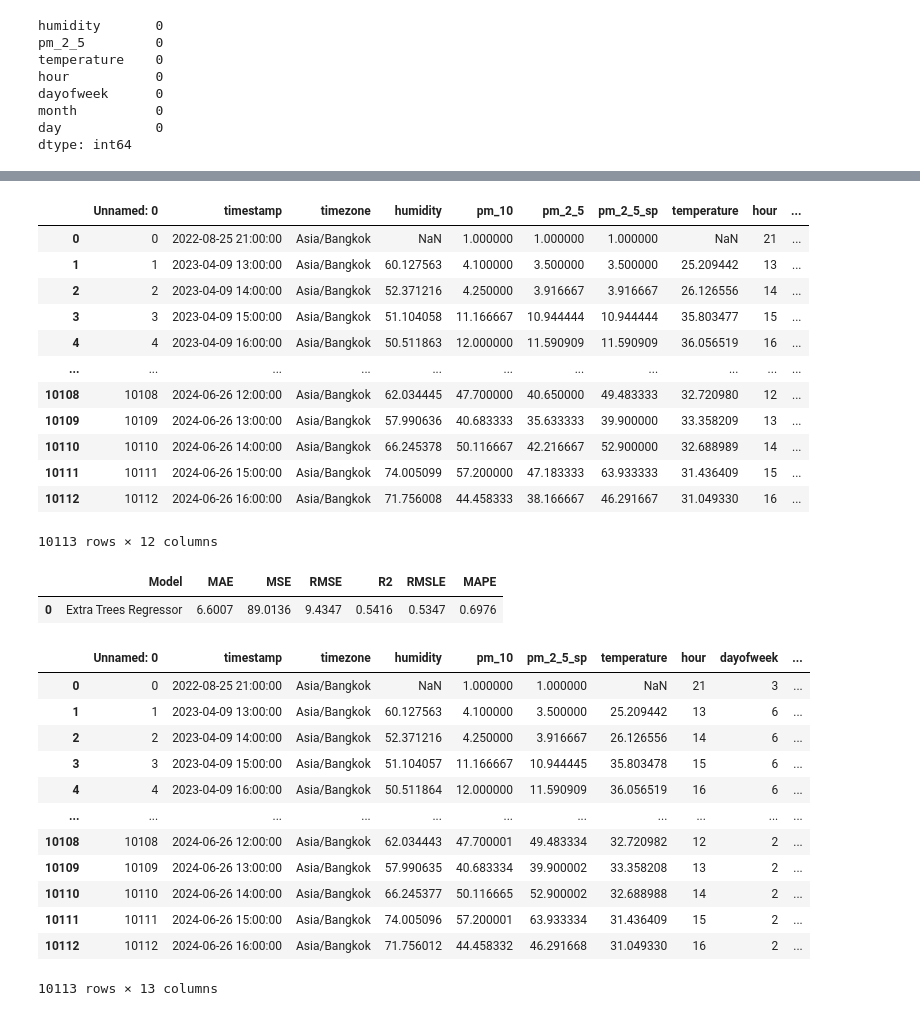
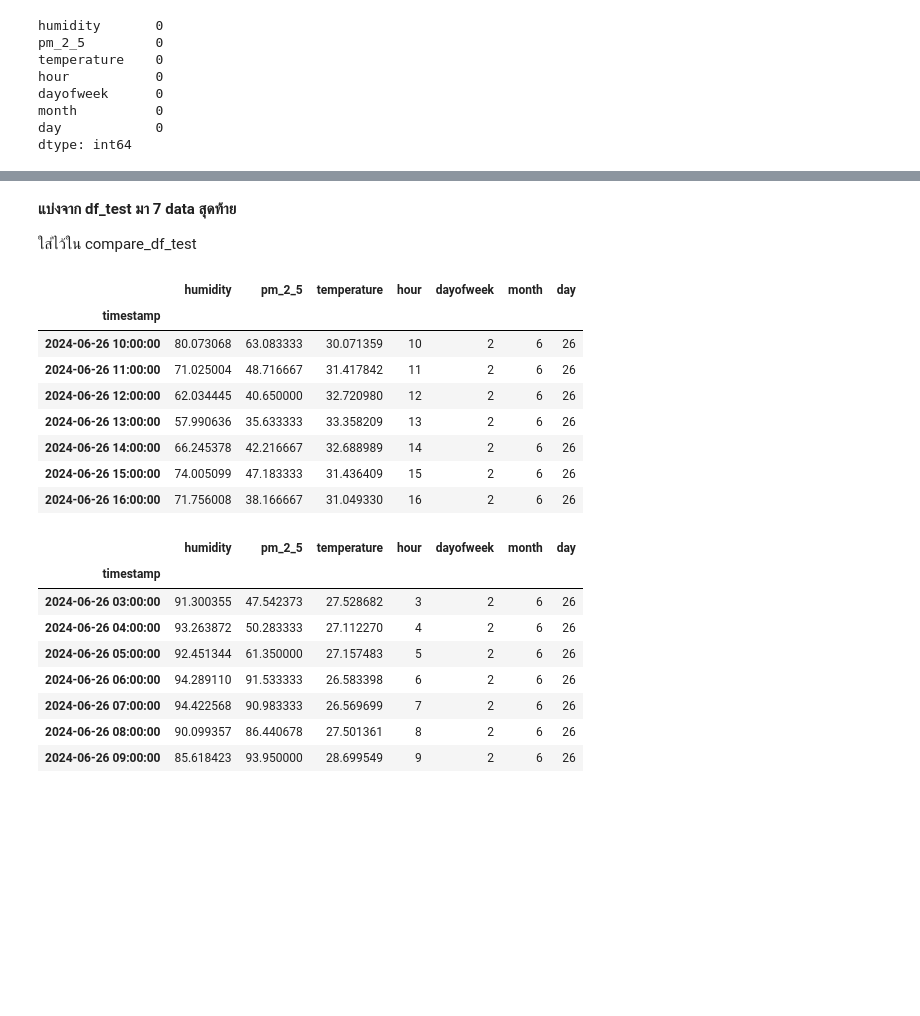
Before and after one commit to Masahiro-No/pm_2_5_project, a Jupyter notebook: models.ipynb, the cells around one changed output, grey strips where cells are left out. Cells and saved outputs as stored; diff of their text form; code cells hidden in the pictures; blank space fills up the shorter version.

```diff
--- a/models.ipynb
+++ b/models.ipynb
@@ -239,6 +391,11 @@ predict_model(best_model)
 # %%
 df_test = pd.read_excel('data_preprocess\export-r202_test_nbiot-1h.xlsx')
+
 df_test['hour'] = df_test['timestamp'].dt.hour
 df_test['dayofweek'] = df_test['timestamp'].dt.dayofweek
 df_test['month'] = df_test['timestamp'].dt.month
 df_test['day'] = df_test['timestamp'].dt.day
+df_test['timestamp'] = pd.to_datetime(df_test['timestamp'], errors='coerce')  # แปลงให้เป็น datetime
+df_test = df_test.set_index('timestamp')  # ตั้งค่า index เป็น timestamp
+df_test = df_test.sort_index()  # เรียงลำดับตามเวลา
+df_test = df_test.drop(columns=["Unnamed: 0", "timezone", "pm_2_5_sp", 'pm_10'], axis=1)
@@ -245,34 +470,30 @@ df_test['day'] = df_test['timestamp'].dt.day
+# %% [markdown]
+**แบ่งจาก df_test มา 7 data สุดท้าย**
+
+ใส่ไว้ใน compare_df_test
+# %%
+compare_df_test = df_test[-7:]
+df_test = df_test[:-7]
+compare_df_test
+# %% [output]
+|  | humidity | pm_2_5 | temperature | hour | dayofweek | month | day |
+| timestamp |  |  |  |  |  |  |  |
+| 2024-06-26 10:00:00 | 80.073068 | 63.083333 | 30.071359 | 10 | 2 | 6 | 26 |
+| 2024-06-26 11:00:00 | 71.025004 | 48.716667 | 31.417842 | 11 | 2 | 6 | 26 |
+| 2024-06-26 12:00:00 | 62.034445 | 40.650000 | 32.720980 | 12 | 2 | 6 | 26 |
+| 2024-06-26 13:00:00 | 57.990636 | 35.633333 | 33.358209 | 13 | 2 | 6 | 26 |
+| 2024-06-26 14:00:00 | 66.245378 | 42.216667 | 32.688989 | 14 | 2 | 6 | 26 |
+| 2024-06-26 15:00:00 | 74.005099 | 47.183333 | 31.436409 | 15 | 2 | 6 | 26 |
+| 2024-06-26 16:00:00 | 71.756008 | 38.166667 | 31.049330 | 16 | 2 | 6 | 26 |
 # %%
-df_test
+df_test.tail(7)
 # %% [output]
-|  | Unnamed: 0 | timestamp | timezone | humidity | pm_10 | pm_2_5 | pm_2_5_sp | temperature | hour | ... |
-| 0 | 0 | 2022-08-25 21:00:00 | Asia/Bangkok | NaN | 1.000000 | 1.000000 | 1.000000 | NaN | 21 | ... |
-| 1 | 1 | 2023-04-09 13:00:00 | Asia/Bangkok | 60.127563 | 4.100000 | 3.500000 | 3.500000 | 25.209442 | 13 | ... |
-| 2 | 2 | 2023-04-09 14:00:00 | Asia/Bangkok | 52.371216 | 4.250000 | 3.916667 | 3.916667 | 26.126556 | 14 | ... |
-| 3 | 3 | 2023-04-09 15:00:00 | Asia/Bangkok | 51.104058 | 11.166667 | 10.944444 | 10.944444 | 35.803477 | 15 | ... |
-| 4 | 4 | 2023-04-09 16:00:00 | Asia/Bangkok | 50.511863 | 12.000000 | 11.590909 | 11.590909 | 36.056519 | 16 | ... |
-| ... | ... | ... | ... | ... | ... | ... | ... | ... | ... | ... |
-| 10108 | 10108 | 2024-06-26 12:00:00 | Asia/Bangkok | 62.034445 | 47.700000 | 40.650000 | 49.483333 | 32.720980 | 12 | ... |
-| 10109 | 10109 | 2024-06-26 13:00:00 | Asia/Bangkok | 57.990636 | 40.683333 | 35.633333 | 39.900000 | 33.358209 | 13 | ... |
-| 10110 | 10110 | 2024-06-26 14:00:00 | Asia/Bangkok | 66.245378 | 50.116667 | 42.216667 | 52.900000 | 32.688989 | 14 | ... |
-| 10111 | 10111 | 2024-06-26 15:00:00 | Asia/Bangkok | 74.005099 | 57.200000 | 47.183333 | 63.933333 | 31.436409 | 15 | ... |
-| 10112 | 10112 | 2024-06-26 16:00:00 | Asia/Bangkok | 71.756008 | 44.458333 | 38.166667 | 46.291667 | 31.049330 | 16 | ... |
+|  | humidity | pm_2_5 | temperature | hour | dayofweek | month | day |
+| timestamp |  |  |  |  |  |  |  |
+| 2024-06-26 03:00:00 | 91.300355 | 47.542373 | 27.528682 | 3 | 2 | 6 | 26 |
+| 2024-06-26 04:00:00 | 93.263872 | 50.283333 | 27.112270 | 4 | 2 | 6 | 26 |
+| 2024-06-26 05:00:00 | 92.451344 | 61.350000 | 27.157483 | 5 | 2 | 6 | 26 |
+| 2024-06-26 06:00:00 | 94.289110 | 91.533333 | 26.583398 | 6 | 2 | 6 | 26 |
+| 2024-06-26 07:00:00 | 94.422568 | 90.983333 | 26.569699 | 7 | 2 | 6 | 26 |
+| 2024-06-26 08:00:00 | 90.099357 | 86.440678 | 27.501361 | 8 | 2 | 6 | 26 |
+| 2024-06-26 09:00:00 | 85.618423 | 93.950000 | 28.699549 | 9 | 2 | 6 | 26 |
-10113 rows × 12 columns
-# %%
-predict_model(best_model, data=df_test)
-# %% [output]
-|  | Model | MAE | MSE | RMSE | R2 | RMSLE | MAPE |
-| 0 | Extra Trees Regressor | 6.6007 | 89.0136 | 9.4347 | 0.5416 | 0.5347 | 0.6976 |
-|  | Unnamed: 0 | timestamp | timezone | humidity | pm_10 | pm_2_5_sp | temperature | hour | dayofweek | ... |
-| 0 | 0 | 2022-08-25 21:00:00 | Asia/Bangkok | NaN | 1.000000 | 1.000000 | NaN | 21 | 3 | ... |
-| 1 | 1 | 2023-04-09 13:00:00 | Asia/Bangkok | 60.127563 | 4.100000 | 3.500000 | 25.209442 | 13 | 6 | ... |
-| 2 | 2 | 2023-04-09 14:00:00 | Asia/Bangkok | 52.371216 | 4.250000 | 3.916667 | 26.126556 | 14 | 6 | ... |
-| 3 | 3 | 2023-04-09 15:00:00 | Asia/Bangkok | 51.104057 | 11.166667 | 10.944445 | 35.803478 | 15 | 6 | ... |
-| 4 | 4 | 2023-04-09 16:00:00 | Asia/Bangkok | 50.511864 | 12.000000 | 11.590909 | 36.056519 | 16 | 6 | ... |
-| ... | ... | ... | ... | ... | ... | ... | ... | ... | ... | ... |
-| 10108 | 10108 | 2024-06-26 12:00:00 | Asia/Bangkok | 62.034443 | 47.700001 | 49.483334 | 32.720982 | 12 | 2 | ... |
-| 10109 | 10109 | 2024-06-26 13:00:00 | Asia/Bangkok | 57.990635 | 40.683334 | 39.900002 | 33.358208 | 13 | 2 | ... |
-| 10110 | 10110 | 2024-06-26 14:00:00 | Asia/Bangkok | 66.245377 | 50.116665 | 52.900002 | 32.688988 | 14 | 2 | ... |
-| 10111 | 10111 | 2024-06-26 15:00:00 | Asia/Bangkok | 74.005096 | 57.200001 | 63.933334 | 31.436409 | 15 | 2 | ... |
-| 10112 | 10112 | 2024-06-26 16:00:00 | Asia/Bangkok | 71.756012 | 44.458332 | 46.291668 | 31.049330 | 16 | 2 | ... |
-10113 rows × 13 columns
```
Also changed, not shown: parts of 43 cells of this notebook.
